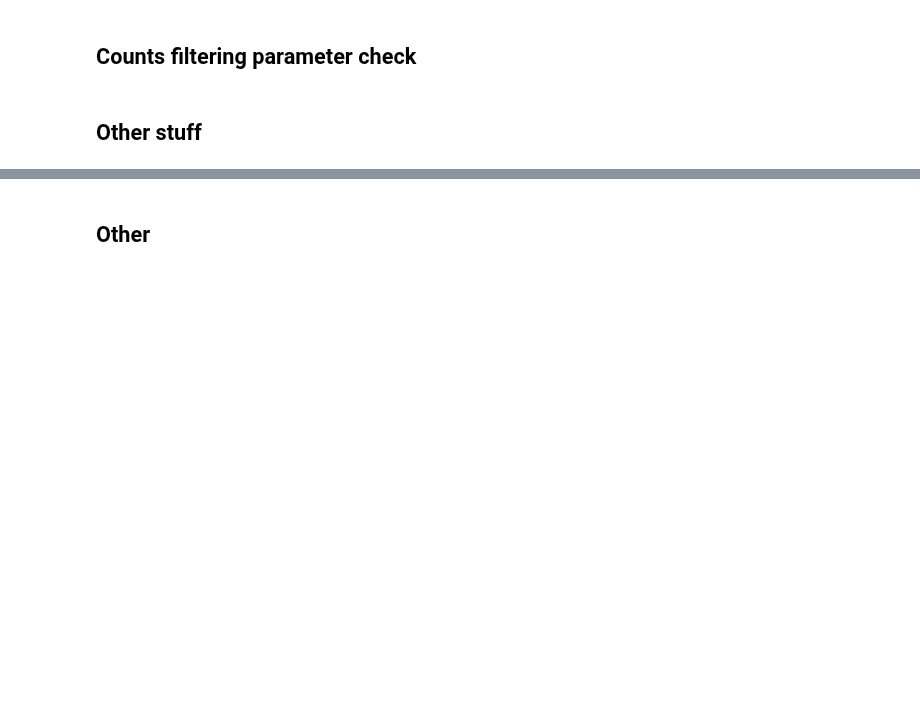
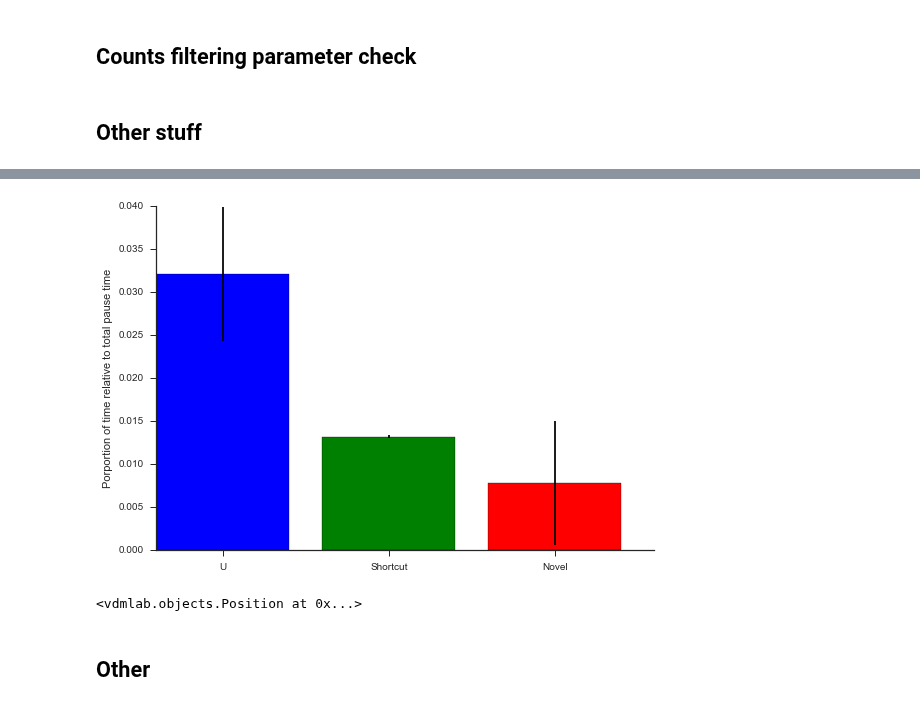
Before and after one commit to vandermeerlab/emi_shortcut, a Jupyter notebook: 2D_tuning_curve.ipynb, the cells around one changed output, grey strips where cells are left out. Cells and saved outputs as stored; diff of their text form; code cells hidden in the pictures; blank space fills up the shorter version.

```diff
--- a/2D_tuning_curve.ipynb
+++ b/2D_tuning_curve.ipynb
@@ -435,4 +417,0 @@ compare_decoded_actual(combined_actual, combined_decoded, shuffle_id, pauseB, ou
-# %%
-val = 0
-key = 'novel'
-((len(combined_actual[key][val].time)/combined_actual['together'][val]) + info.track_length[key]/total_tracks)
@@ -453,3 +531,13 @@ total_tracks = info.track_length['u'] + info.track_length['shortcut'] + info.tra
+# %%
+total_times = [len(time_edges), len(time_edges)]
+# %%
+plot_decoded_pause(combined_decoded, total_times)
+# %% [output]
+[figure, added]
+# %%
+combined_decoded['u'][1]
+# %% [output]
+<vdmlab.objects.Position at 0x...>
 # %%
 u_proportion = info.track_length['u']/total_tracks
 shortcut_proportion = info.track_length['shortcut']/total_tracks
```
Also changed, not shown: parts of 20 cells of this notebook, 3 other files.
